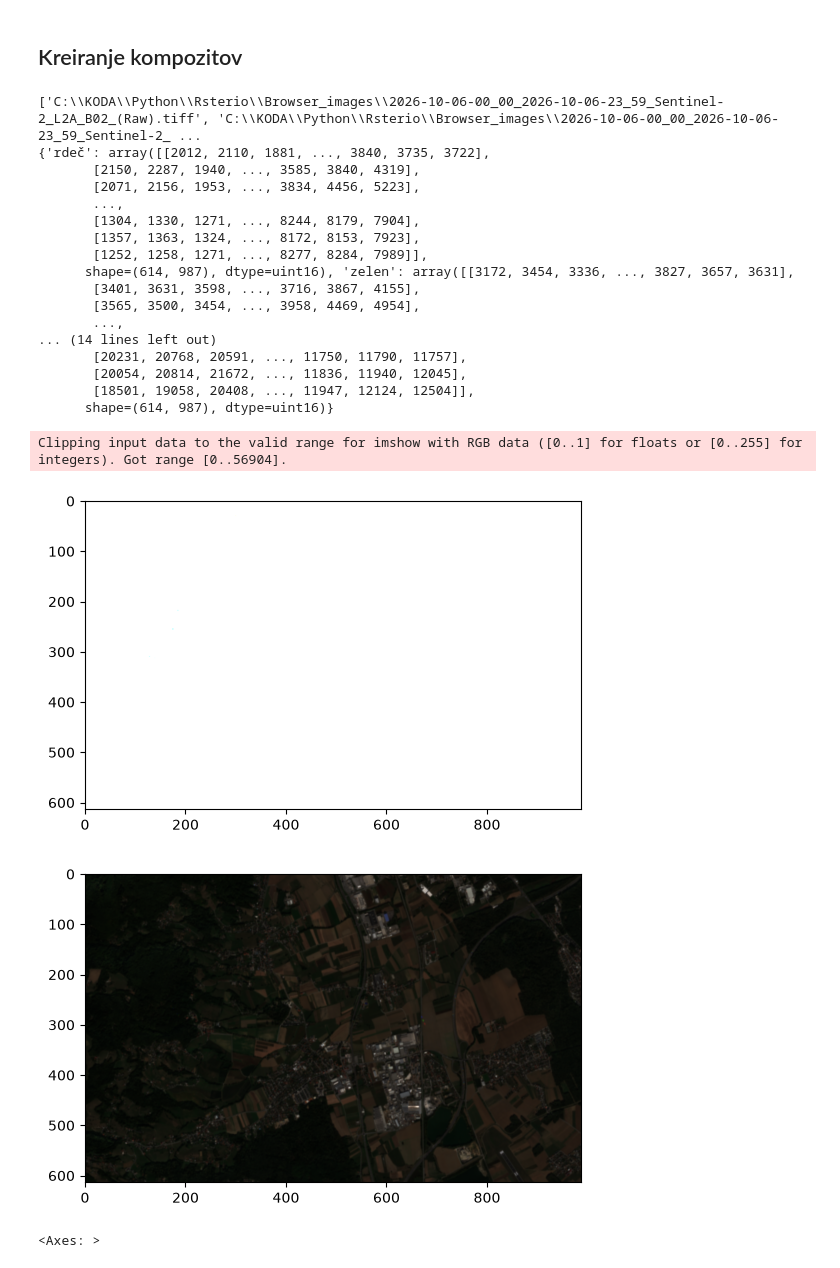
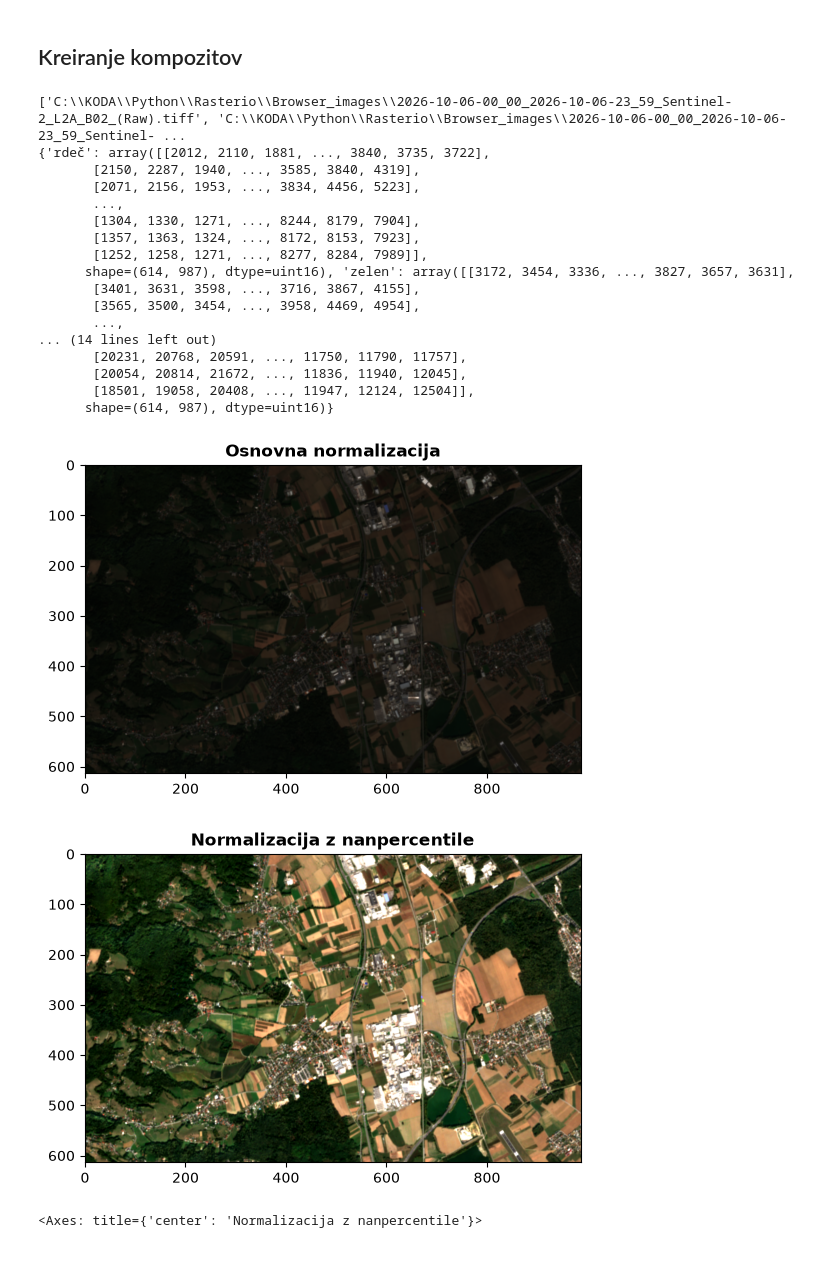
Before and after one commit to leonsmolej/Rasterio_zapiski, a Jupyter notebook: rasterio.ipynb, the cells around one changed output. Drawn from its saved outputs; the diff is of its cells as text; code cells hidden in the pictures.

```diff
--- a/rasterio.ipynb
+++ b/rasterio.ipynb
@@ -121,7 +121,7 @@ pixel koordinate: (1618, 2445)
 ## Kreiranje kompozitov
 # %%
 import glob #knjižnica za iskanje fajlov(z wildcardi ipd.)
-raster_dir=os.path.normpath(r"C:\KODA\Python\Rsterio\Browser_images")
+raster_dir=os.path.normpath(r"C:\KODA\Python\Rasterio\Browser_images")
 
 rastri=sorted(glob.glob(os.path.join(raster_dir,"*.tiff")))
 print(rastri)
@@ -142,39 +142,42 @@ def preberi_kanal(fajl_path):                     #samo spremeni kanal v array
 kanali={}
 for fajl in fajli:                               #uporabi preberi_kanal funkcijo na vseh različnih kanalih med fajli
     kanali[fajl]=preberi_kanal(fajli[fajl])
 
 print(kanali)
 
 rgb_kompozit=np.stack((kanali["rdeč"], kanali["zelen"],kanali["moder"]))
 
-def normaliziraj(array: np.ndarray):                                #Zaradi visokih vrednosti je potrebna normalizacija
-    return (array-array.min())/(array.max()-array.min())
+def osnovna_normalizacija(array: np.ndarray):                                #Zaradi visokih vrednosti je potrebna normalizacija
+    return (array-array.min())/(array.max()-array.min())            #ta normalizacija je zgolj osnovna. Zato je vizualizacija temna; problem nastane, če se min in max zelo odmikata od povprečja.
 
+def boljša_normalizacija(array:np.ndarray):
+    array_min, array_max=np.nanpercentile(array, (2,98))  # nanpercentile vrne vrednost, ki je v 2 % in 98 % s tem da ignorira nan.
+    return np.clip((array-array_min)/(array_max-array_min), 0, 1) # clip postavi min in max vrednosti v tem primeru 0 in 1
 
-rgb_normaliziran=normaliziraj(rgb_kompozit)
-show(rgb_normaliziran)
+rgb_osnovno_normaliziran=osnovna_normalizacija(rgb_kompozit)
+show(rgb_osnovno_normaliziran,title="Osnovna normalizacija")
+show(boljša_normalizacija(rgb_kompozit), title="Normalizacija z nanpercentile")
 
 
 #Končal na 50 min
 # %% [output]
-['C:\\KODA\\Python\\Rsterio\\Browser_images\\2026-10-06-00_00_2026-10-06-23_59_Sentinel-2_L2A_B02_(Raw).tiff', 'C:\\KODA\\Python\\Rsterio\\Browser_images\\2026-10-06-00_00_2026-10-06-23_59_Sentinel-2_ ...
+['C:\\KODA\\Python\\Rasterio\\Browser_images\\2026-10-06-00_00_2026-10-06-23_59_Sentinel-2_L2A_B02_(Raw).tiff', 'C:\\KODA\\Python\\Rasterio\\Browser_images\\2026-10-06-00_00_2026-10-06-23_59_Sentinel- ...
 {'rdeč': array([[2012, 2110, 1881, ..., 3840, 3735, 3722],
        [2150, 2287, 1940, ..., 3585, 3840, 4319],
        [2071, 2156, 1953, ..., 3834, 4456, 5223],
        ...,
        [1304, 1330, 1271, ..., 8244, 8179, 7904],
        [1357, 1363, 1324, ..., 8172, 8153, 7923],
        [1252, 1258, 1271, ..., 8277, 8284, 7989]],
       shape=(614, 987), dtype=uint16), 'zelen': array([[3172, 3454, 3336, ..., 3827, 3657, 3631],
        [3401, 3631, 3598, ..., 3716, 3867, 4155],
        [3565, 3500, 3454, ..., 3958, 4469, 4954],
        ...,
 ... (14 lines left out)
        [20231, 20768, 20591, ..., 11750, 11790, 11757],
        [20054, 20814, 21672, ..., 11836, 11940, 12045],
        [18501, 19058, 20408, ..., 11947, 12124, 12504]],
       shape=(614, 987), dtype=uint16)}
-Clipping input data to the valid range for imshow with RGB data ([0..1] for floats or [0..255] for integers). Got range [0..56904].
-[figure, old version]
+[figure, new version]
-[figure, old version]
+[figure, new version]
-<Axes: >
+<Axes: title={'center': 'Normalizacija z nanpercentile'}>
```
Also changed, not shown: parts of 11 cells of this notebook, 6 other files.
